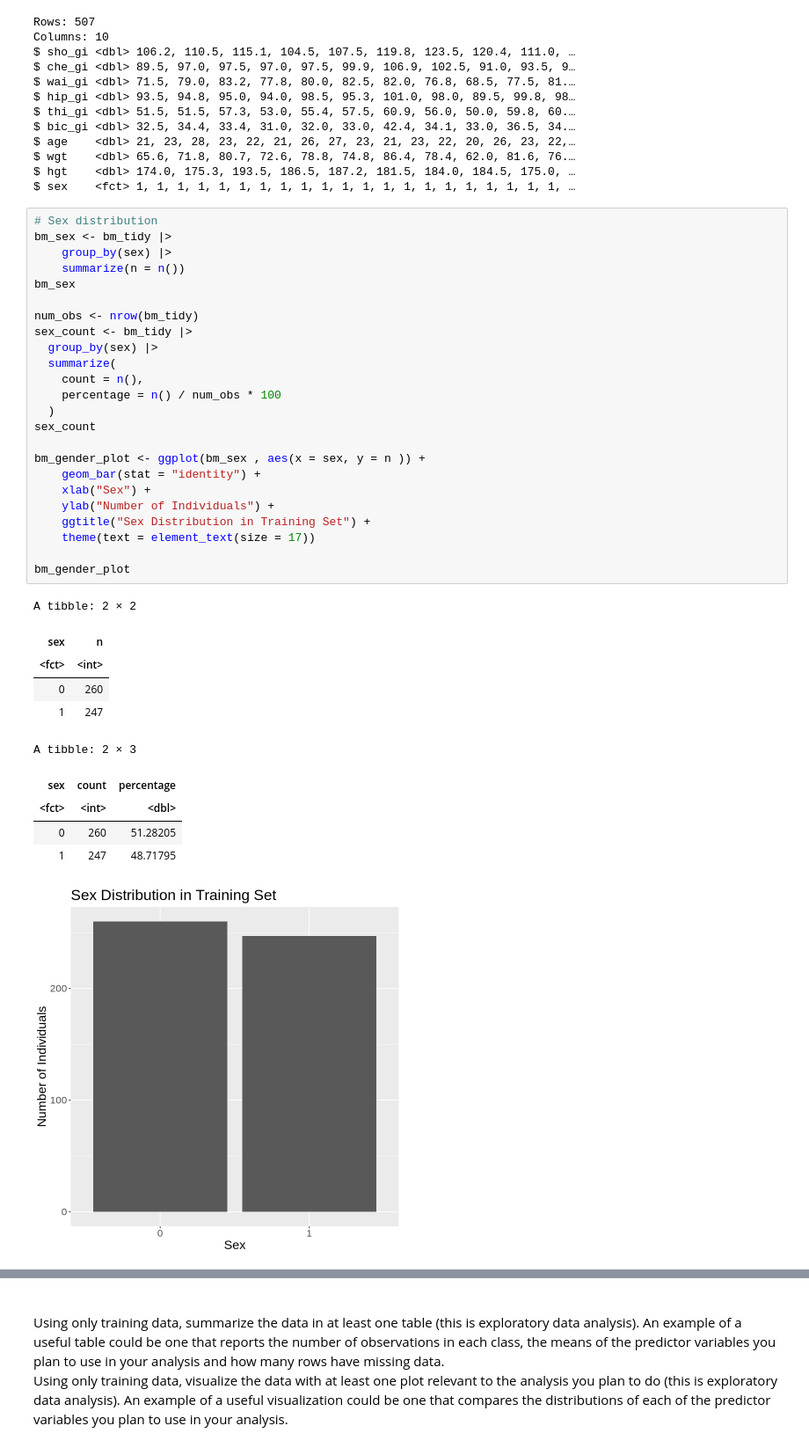
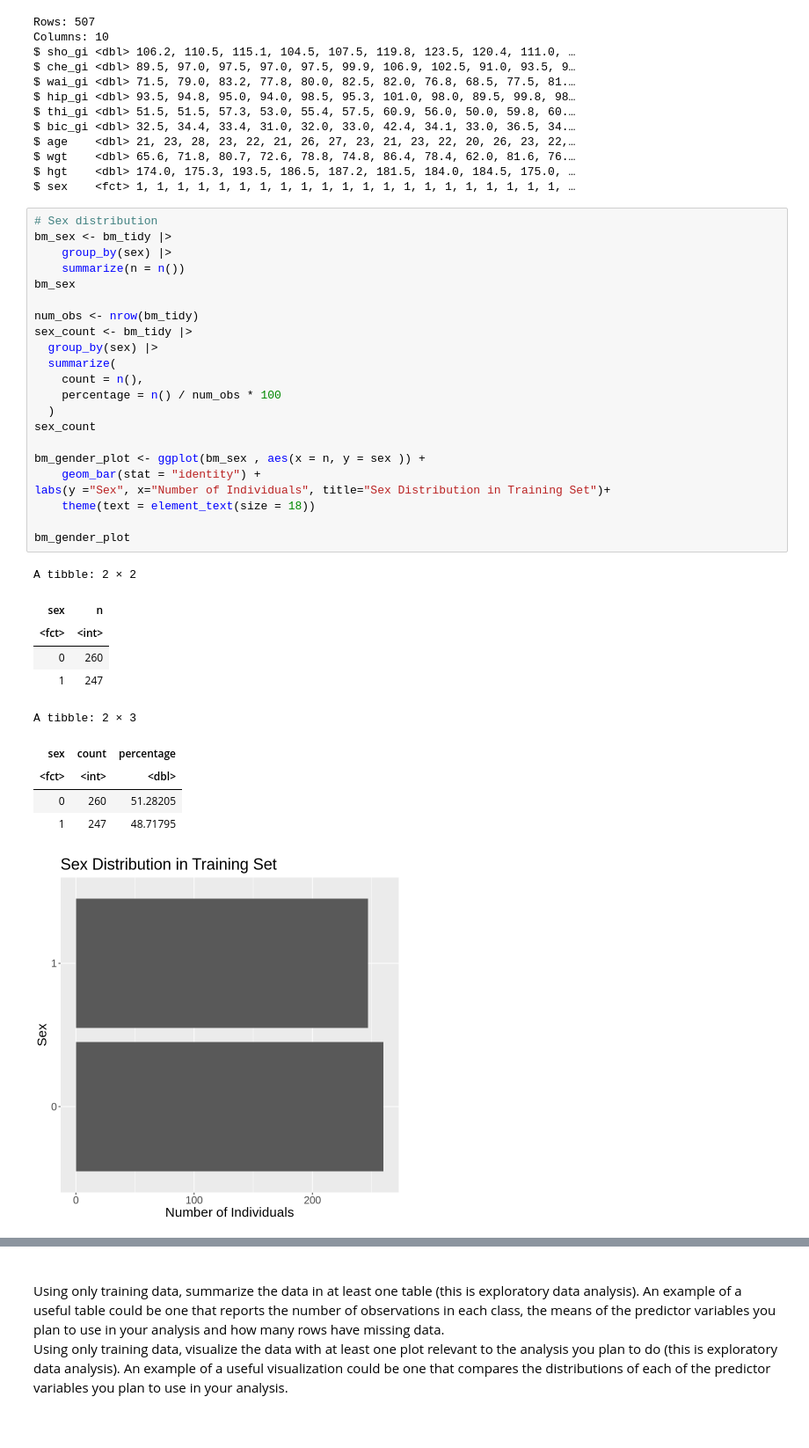
Before and after one commit to hansenlin05/DSCI-100_Project, a Jupyter notebook: Project Proposal.ipynb, the cells around one changed output, grey strips where cells are left out. Shown at 88% size. Saved outputs shown, nothing was run; the diff lists cells and outputs as text.

```diff
--- a/Project Proposal.ipynb
+++ b/Project Proposal.ipynb
@@ -80,39 +80,37 @@ $ sex    <fct> 1, 1, 1, 1, 1, 1, 1, 1, 1, 1, 1, 1, 1, 1, 1, 1, 1, 1, 1, 1, 1,
 # %%
 # Sex distribution
 bm_sex <- bm_tidy |>
     group_by(sex) |>
     summarize(n = n())
 bm_sex
 
 num_obs <- nrow(bm_tidy)
 sex_count <- bm_tidy |>
   group_by(sex) |>
   summarize(
     count = n(),
     percentage = n() / num_obs * 100
   )
 sex_count
 
-bm_gender_plot <- ggplot(bm_sex , aes(x = sex, y = n )) +
+bm_gender_plot <- ggplot(bm_sex , aes(x = n, y = sex )) +
     geom_bar(stat = "identity") +
-    xlab("Sex") +
-    ylab("Number of Individuals") +
-    ggtitle("Sex Distribution in Training Set") +
-    theme(text = element_text(size = 17))
+labs(y ="Sex", x="Number of Individuals", title="Sex Distribution in Training Set")+
+    theme(text = element_text(size = 18))
 
 bm_gender_plot
 # %% [output]
 A tibble: 2 × 2
 | sex | n |
 | <fct> | <int> |
 | 0 | 260 |
 | 1 | 247 |
 A tibble: 2 × 3
 | sex | count | percentage |
 | <fct> | <int> | <dbl> |
 | 0 | 260 | 51.28205 |
 | 1 | 247 | 48.71795 |
-[figure, old version]
+[figure, new version]
 # %%
 # data splitting
 bm_split <- initial_split(bm_tidy, prop = 0.75, strata = sex)
```
Also changed, not shown: parts of 4 cells of this notebook.
